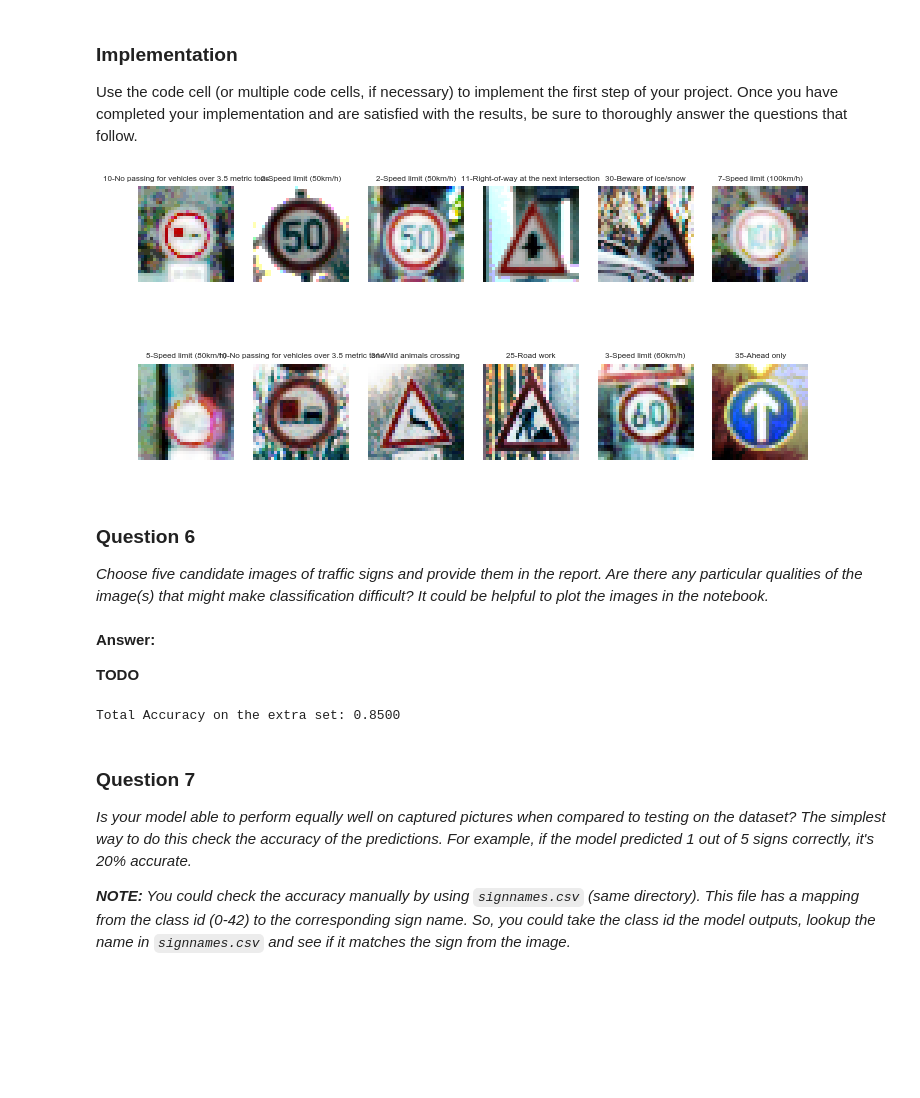
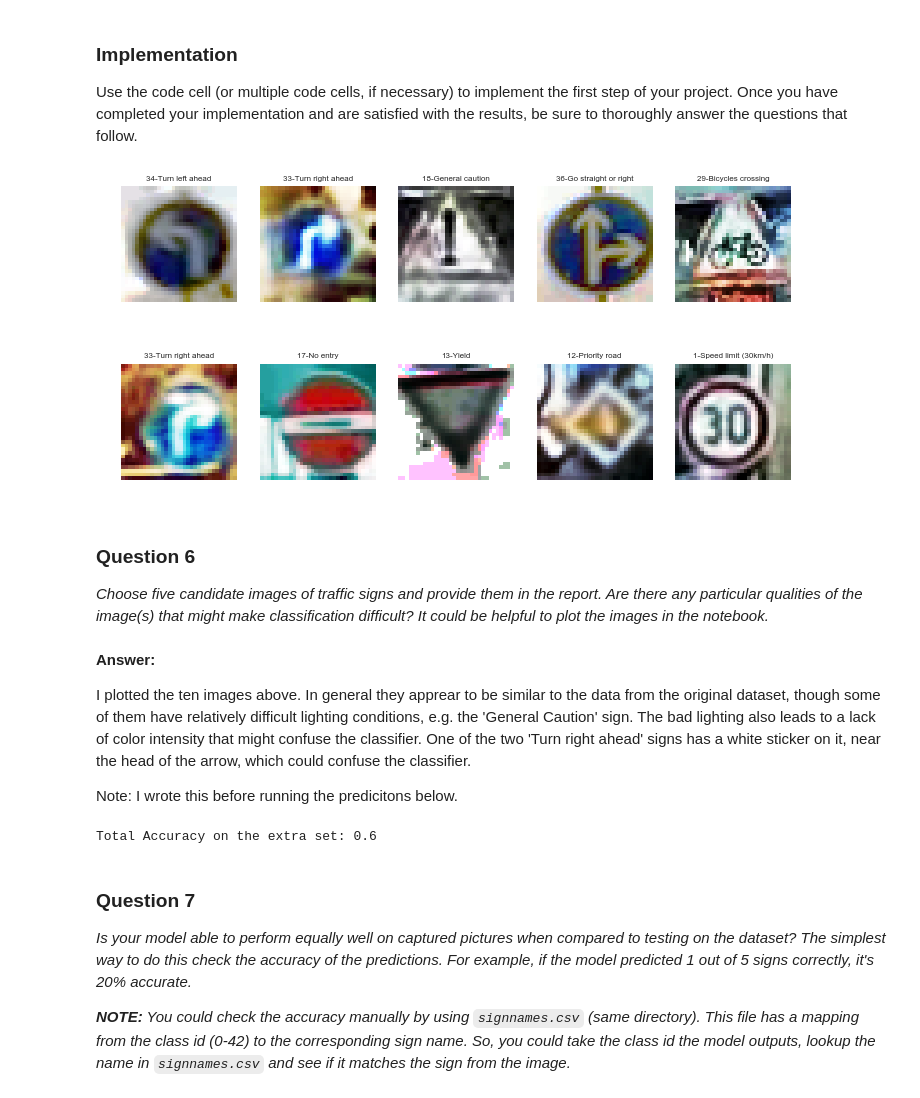
Before and after one commit to johannesdeselaers/CarND-Traffic-Sign-Classifier-Project, a Jupyter notebook: Traffic_Sign_Classifier.ipynb, the cells around one changed output. Saved outputs shown, nothing was run; the diff lists cells and outputs as text; code cells hidden in the pictures; blank space fills up the shorter version.

```diff
--- a/Traffic_Sign_Classifier.ipynb
+++ b/Traffic_Sign_Classifier.ipynb
@@ -498,24 +492,30 @@ Use the code cell (or multiple code cells, if necessary) to implement the first
 # %%
 ### Load the images and plot them here.
 ### Feel free to use as many code cells as needed.
-# %%
-numImages = min(len(X_test),80)
-selection = np.random.choice(X_test.shape[0], numImages, replace=False)
-
-X_new = X_test[selection]
-y_new = y_test[selection]
-
-plot_signs(X_new+.5, y_new,2,6)
-# %% [output]
-[figure, removed]
+# %%
+X_new_file = 'Xnew.p'
+y_new_file = 'ynew.p'
+
+with open(X_new_file, mode='rb') as f:
+    X_new_original = pickle.load(f)
+with open(y_new_file, mode='rb') as f:
+    y_new = pickle.load(f)
+
+X_new = preprocess(X_new_original)
+
+plot_signs(X_new+.5, y_new,2,5)
+# %% [output]
+[figure, added]
 # %% [markdown]
 ### Question 6
 
 _Choose five candidate images of traffic signs and provide them in the report. Are there any particular qualities of the image(s) that might make classification difficult? It could be helpful to plot the images in the notebook._
-# %% [markdown]
-**Answer:**
-
-**TODO**
+# %% [markdown]
+**Answer:**
+
+I plotted the ten images above. In general they apprear to be similar to the data from the original dataset, though some of them have relatively difficult lighting conditions, e.g. the 'General Caution' sign. The bad lighting also leads to a lack of color intensity that might confuse the classifier. One of the two 'Turn right ahead' signs has a white sticker on it, near the head of the arrow, which could confuse the classifier.
+
+Note: I wrote this before running the predicitons below.
 # %%
 ### Run the predictions here.
 ### Feel free to use as many code cells as needed.
@@ -528,16 +528,18 @@ with tf.Session() as sess:
     saver = tf.train.Saver()
     saver.restore(sess, save_path)
 
-    new_accuracy = evaluate(X_new, y_new)
+    accuracy_new = evaluate(X_new, y_new)
     feed_dict = {x: X_new, y: y_new}
-    ((top_values, top_indices), probabilities) = sess.run([top_k_op,softmax_op], feed_dict=feed_dict)
+    ((top_values, top_indices), probabilities) = sess.run([top_k_op,softmax_op],\
+                                                          feed_dict=feed_dict)
 
-    print("Total Accuracy on the extra set: {:.4f}".format(new_accuracy))
+    print("Total Accuracy on the extra set: {:.1f}".format(accuracy_new))
 
     predicted_classes = probabilities.argmax(axis=1)
+    correct_classified_indices = np.where(predicted_classes == y_new)
     false_classified_indices = np.where(predicted_classes != y_new)
 # %% [output]
-Total Accuracy on the extra set: 0.8500
+Total Accuracy on the extra set: 0.6
 # %% [markdown]
 ### Question 7
 
```
Also changed, not shown: parts of 25 cells of this notebook, 1 other file.
